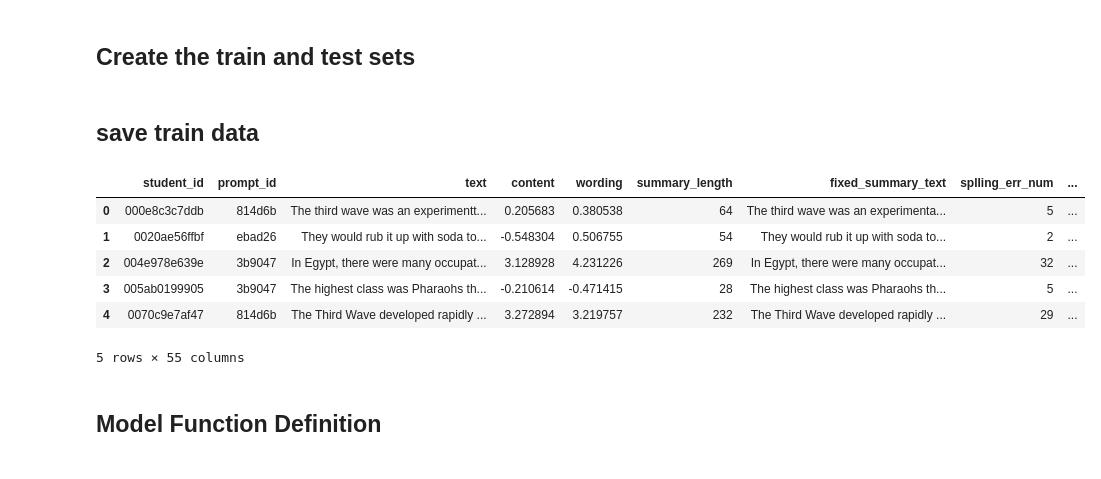
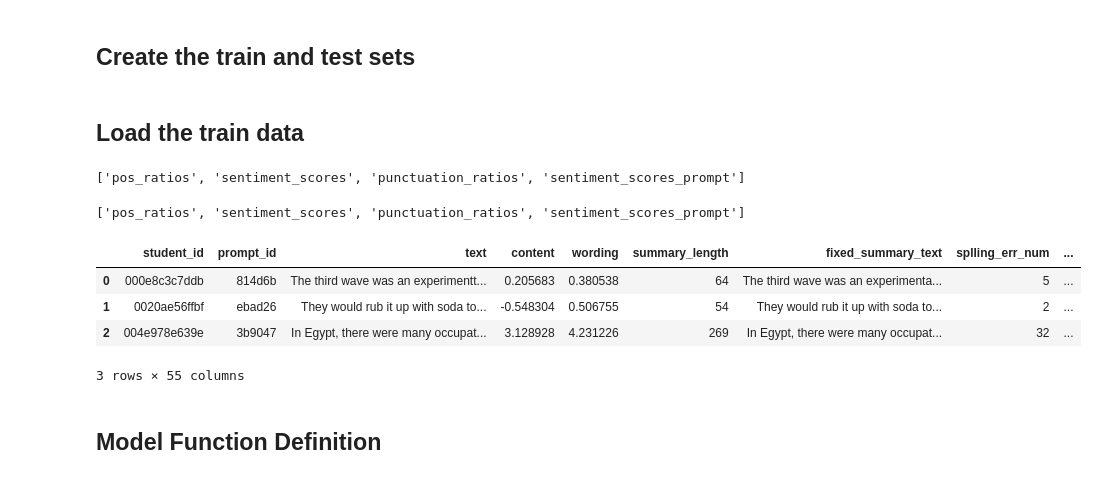
Before and after one commit to Nghiauet/Kaggle-CommonLit--Evaluate-Student-Summaries, a Jupyter notebook: commonlit-merge-model-infer-weight-final.ipynb, the cells around one changed output. Cells and saved outputs as stored; diff of their text form; code cells hidden in the pictures.

```diff
--- a/commonlit-merge-model-infer-weight-final.ipynb
+++ b/commonlit-merge-model-infer-weight-final.ipynb
@@ -484,27 +480,36 @@ if CFG.test_mode :
 # %% [markdown]
-## save train data
+## Load the train data
 # %%
-# save data train to csv
+preprocessor = Preprocessor(model_name=CFG.model_name)
+# train = preprocessor.run(prompts_train, summaries_train, mode="train")
+test = preprocessor.run(prompts_test, summaries_test, mode="test")
+
+# load preprocess
+preprocessor = Preprocessor(model_name=CFG.model_name, clean_text_mode=True)
+test_2 = preprocessor.run(prompts_test, summaries_test, mode="test")# save data train to csv
+# train_2 = preprocessor.run(prompts_train, summaries_train, mode="train")
 # train.to_csv("input/train_clean_text.csv", index=False)
 # load train data
 # train = pd.read_csv("input/train_clean_text.csv")
-# train.to_csv("input/train_preprocess_2.csv", index=False)
-train = pd.read_csv("input/train_preprocess_2.csv")
+# train_2.to_csv("input/train_preprocess_2.csv", index=False)
+train = pd.read_csv("input/train.csv")
+train_2 = pd.read_csv("input/train_preprocess_2.csv")
+# %% [output]
+['pos_ratios', 'sentiment_scores', 'punctuation_ratios', 'sentiment_scores_prompt']
+['pos_ratios', 'sentiment_scores', 'punctuation_ratios', 'sentiment_scores_prompt']
 # %%
 gkf = GroupKFold(n_splits=CFG.n_splits)
 
 for i, (_, val_index) in enumerate(gkf.split(train, groups=train["prompt_id"])):
     train.loc[val_index, "fold"] = i
-
-train.head()
+    train_2.loc[val_index, "fold"] = i
+train.head(3)
 # %% [output]
 |  | student_id | prompt_id | text | content | wording | summary_length | fixed_summary_text | splling_err_num | ... |
 | 0 | 000e8c3c7ddb | 814d6b | The third wave was an experimentt... | 0.205683 | 0.380538 | 64 | The third wave was an experimenta... | 5 | ... |
 | 1 | 0020ae56ffbf | ebad26 | They would rub it up with soda to... | -0.548304 | 0.506755 | 54 | They would rub it up with soda to... | 2 | ... |
 | 2 | 004e978e639e | 3b9047 | In Egypt, there were many occupat... | 3.128928 | 4.231226 | 269 | In Egypt, there were many occupat... | 32 | ... |
-| 3 | 005ab0199905 | 3b9047 | The highest class was Pharaohs th... | -0.210614 | -0.471415 | 28 | The highest class was Pharaohs th... | 5 | ... |
-| 4 | 0070c9e7af47 | 814d6b | The Third Wave developed rapidly ... | 3.272894 | 3.219757 | 232 | The Third Wave developed rapidly ... | 29 | ... |
-5 rows × 55 columns
+3 rows × 55 columns
 # %% [markdown]
 ## Model Function Definition
 # %%
```
Also changed, not shown: parts of 29 cells of this notebook, 16 other files.
